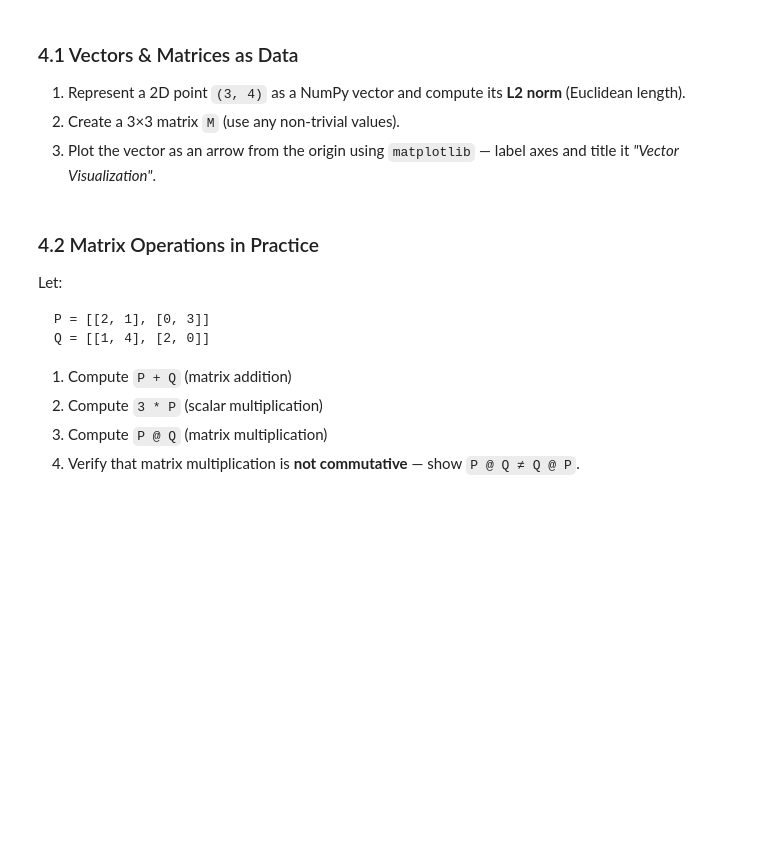
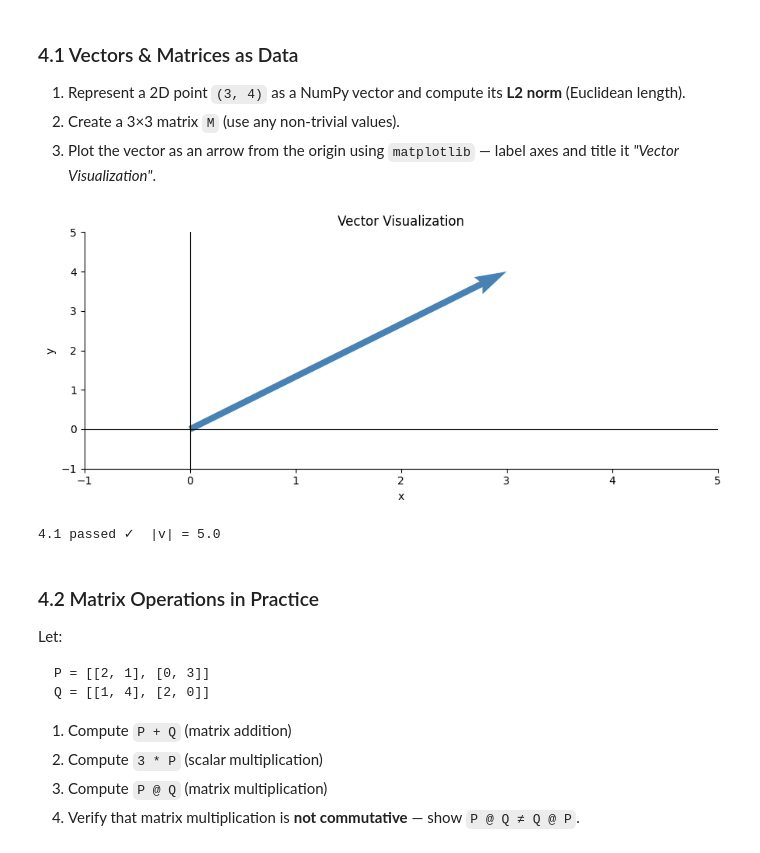
Before and after one commit to autadegayatri/Celebal_CEI_Assignments, a Jupyter notebook: week1_Gayatri_Autade.ipynb, the cells around one changed output. Drawn from its saved outputs; the diff is of its cells as text; code cells hidden in the pictures; blank space fills up the shorter version.

```diff
--- a/week1_Gayatri_Autade.ipynb
+++ b/week1_Gayatri_Autade.ipynb
@@ -324,22 +373,26 @@ print("3.4 passed ✓")
 3. Plot the vector as an arrow from the origin using `matplotlib` — label axes and title it *"Vector Visualization"*.
 # %%
 v = np.array([3, 4])
-norm_v = None  # YOUR CODE HERE — use np.linalg.norm
+norm_v = np.linalg.norm(v)  # Compute the norm of vector v
 
-M = None  # YOUR CODE HERE — any 3x3 matrix
+M = np.array([[2, 0, 1], [1, 3, 0], [0, 1, 4]])
 
 # Plot
 fig, ax = plt.subplots()
-# YOUR CODE HERE — ax.quiver or ax.annotate to draw the vector arrow
+ax.quiver(0, 0, v[0], v[1], angles='xy', scale_units='xy', scale=1, color='steelblue', width=0.01)
+ax.set_xlim(-1, 5); ax.set_ylim(-1, 5)
 ax.set_xlim(-1, 5); ax.set_ylim(-1, 5)
 ax.set_xlabel('x'); ax.set_ylabel('y')
 ax.set_title('Vector Visualization')
 ax.axhline(0, color='k', lw=0.8); ax.axvline(0, color='k', lw=0.8)
 plt.tight_layout(); plt.show()
 
 assert abs(norm_v - 5.0) < 1e-9
 assert M.shape == (3, 3)
 print(f"4.1 passed ✓  |v| = {norm_v}")
+# %% [output]
+[figure, added]
+4.1 passed ✓  |v| = 5.0
 # %% [markdown]
 ### 4.2 Matrix Operations in Practice
 
```
Also changed, not shown: parts of 8 cells of this notebook.
